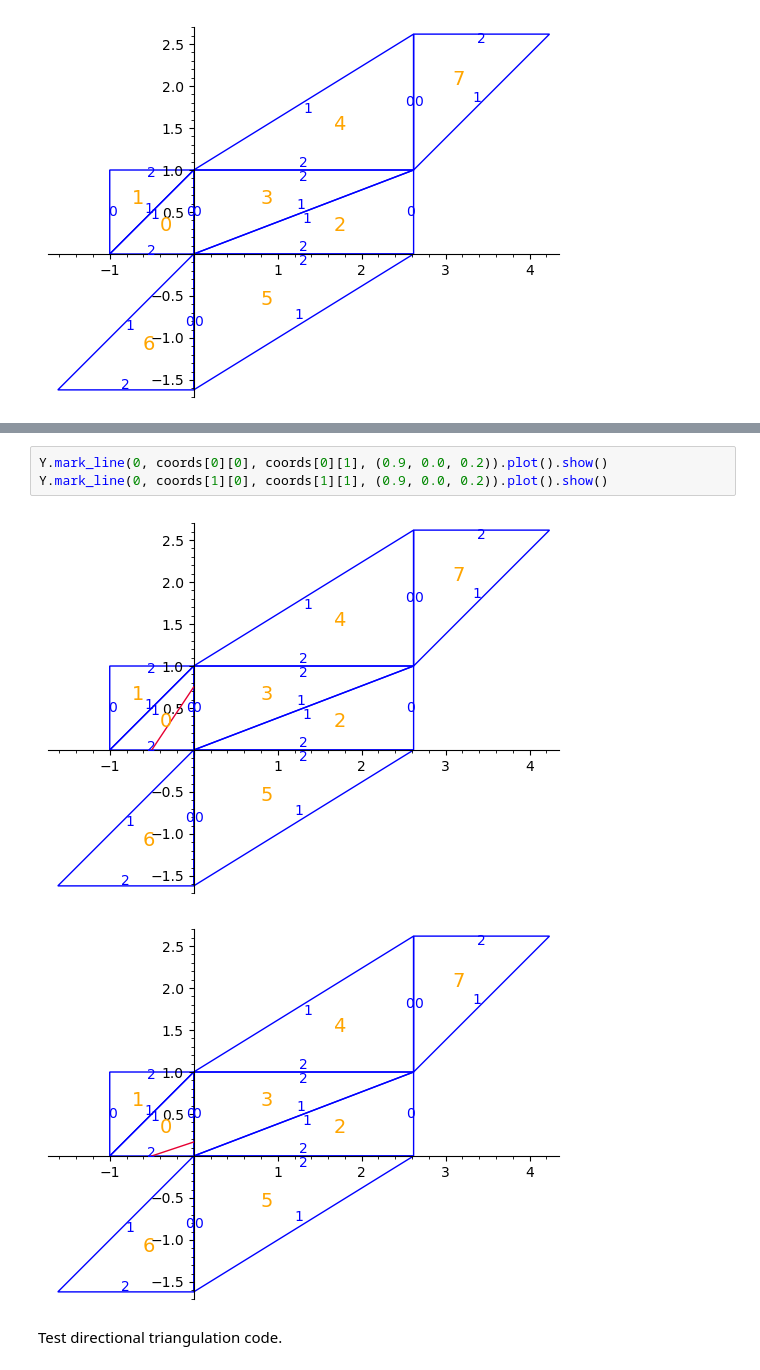
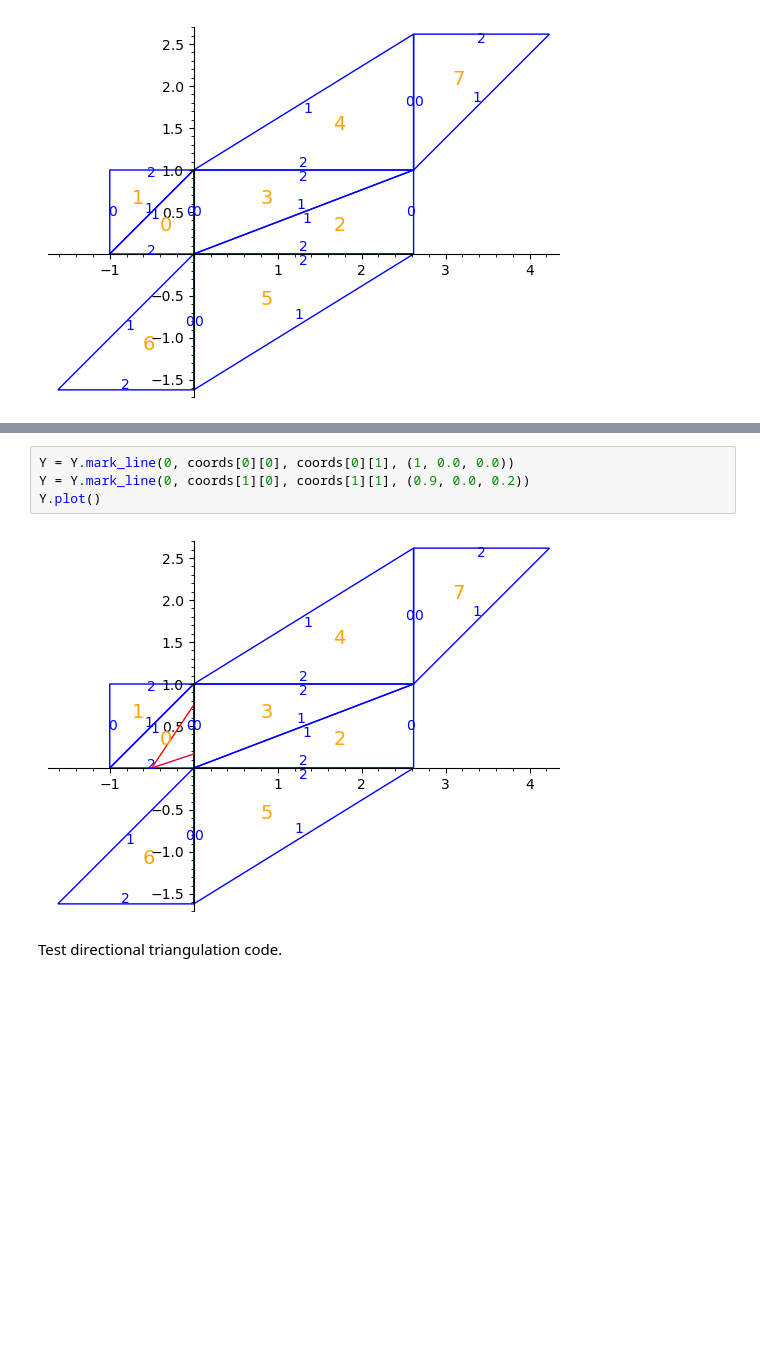
Before and after one commit to sfreedman67/samsurf, a Jupyter notebook: bowman/testing_cyl_ref.ipynb, the cells around one changed output, grey strips where cells are left out. Saved outputs shown, nothing was run; the diff lists cells and outputs as text; blank space fills up the shorter version.

```diff
--- a/bowman/testing_cyl_ref.ipynb
+++ b/bowman/testing_cyl_ref.ipynb
@@ -31,9 +31,9 @@ The barycentric coordinates for the line intersections are:  [[(1/2, 1/2, 0), (3
 # %%
-Y.mark_line(0, coords[0][0], coords[0][1], (0.9, 0.0, 0.2)).plot().show()
-Y.mark_line(0, coords[1][0], coords[1][1], (0.9, 0.0, 0.2)).plot().show()
+Y = Y.mark_line(0, coords[0][0], coords[0][1], (1, 0.0, 0.0))
+Y = Y.mark_line(0, coords[1][0], coords[1][1], (0.9, 0.0, 0.2))
+Y.plot()
 # %% [output]
-[figure, old version]
+[figure, new version]
-[figure, removed]
 # %% [markdown]
 Test directional triangulation code.
 # %%
```
Also changed, not shown: parts of 1 cell of this notebook, 1 other file.
